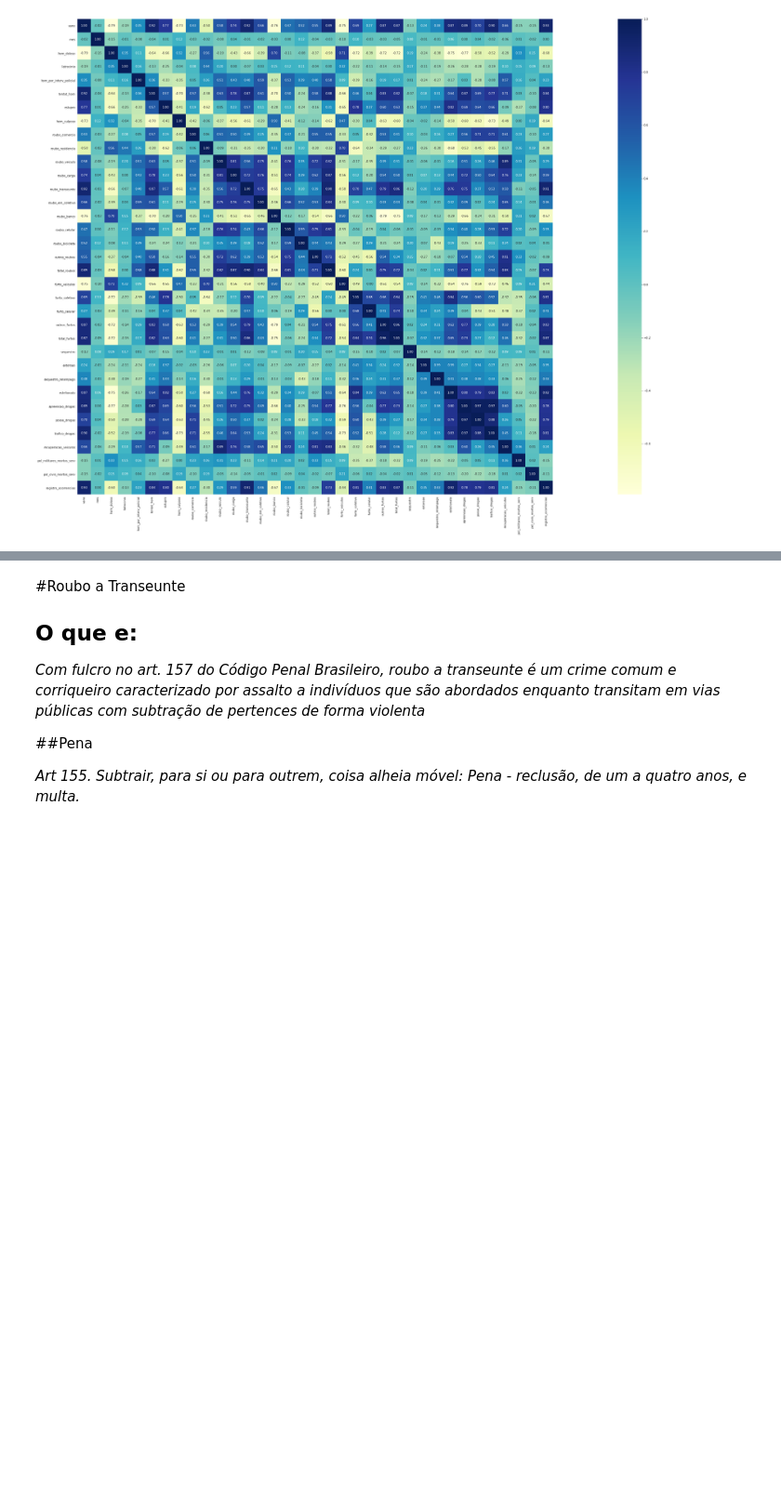
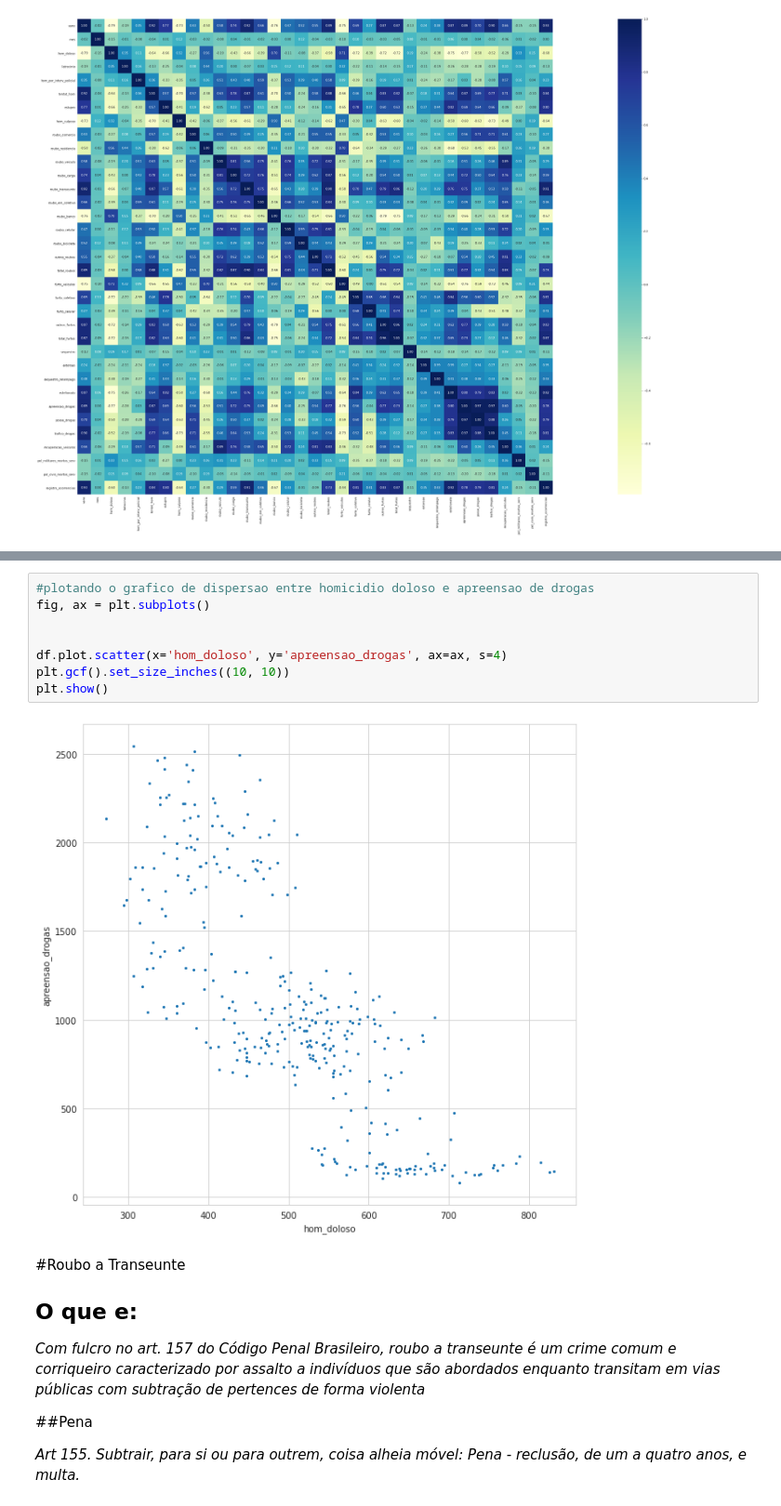
Before and after one commit to LuccaMello7/AnaliseCriminalidadeEstadoDoRJ, a Jupyter notebook: RioAnalysis.ipynb, the cells around one changed output, grey strips where cells are left out. Shown at 93% size. Drawn from its saved outputs; the diff is of its cells as text; blank space fills up the shorter version.

```diff
--- a/RioAnalysis.ipynb
+++ b/RioAnalysis.ipynb
@@ -314,3 +327,13 @@ sns.heatmap(corr, cmap='YlGnBu', fmt='.2f', square=True, linecolor='white', anno
+# %%
+#plotando o grafico de dispersao entre homicidio doloso e apreensao de drogas
+fig, ax = plt.subplots()
+
+
+df.plot.scatter(x='hom_doloso', y='apreensao_drogas', ax=ax, s=4)
+plt.gcf().set_size_inches((10, 10))
+plt.show()
+# %% [output]
+[figure, added]
 # %% [markdown]
 #Roubo a Transeunte
 
```
Also changed, not shown: parts of 12 cells of this notebook.
